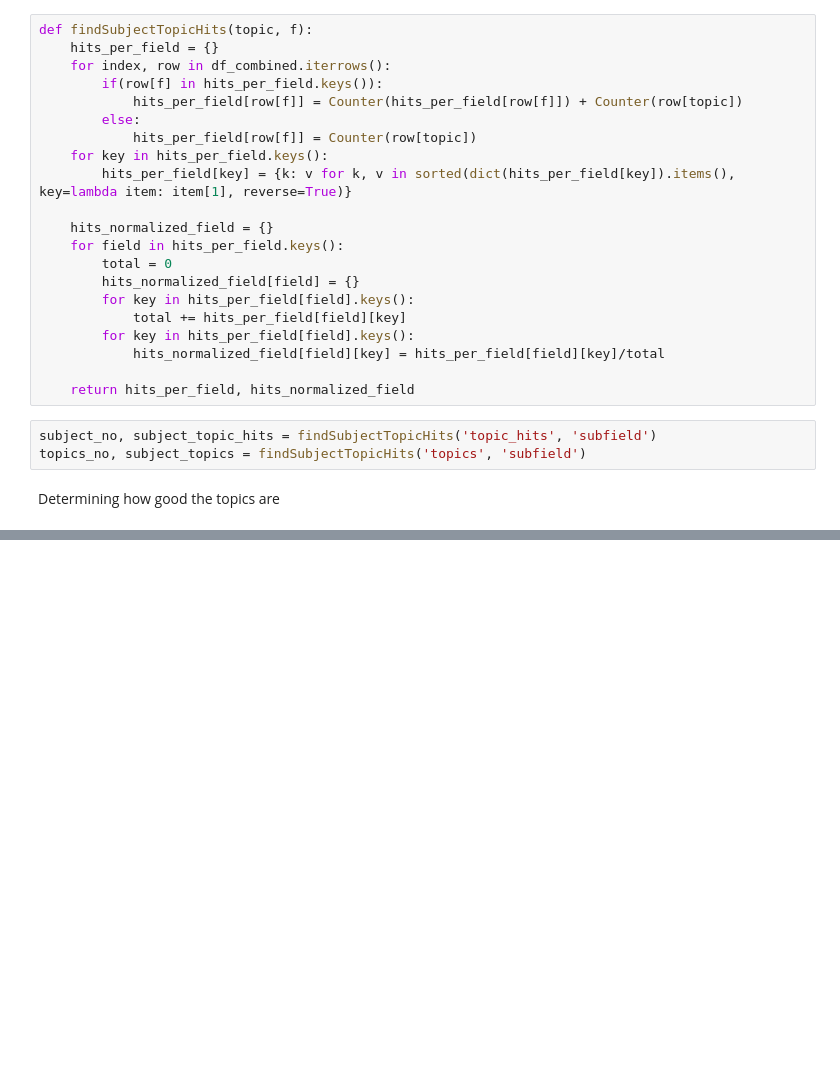
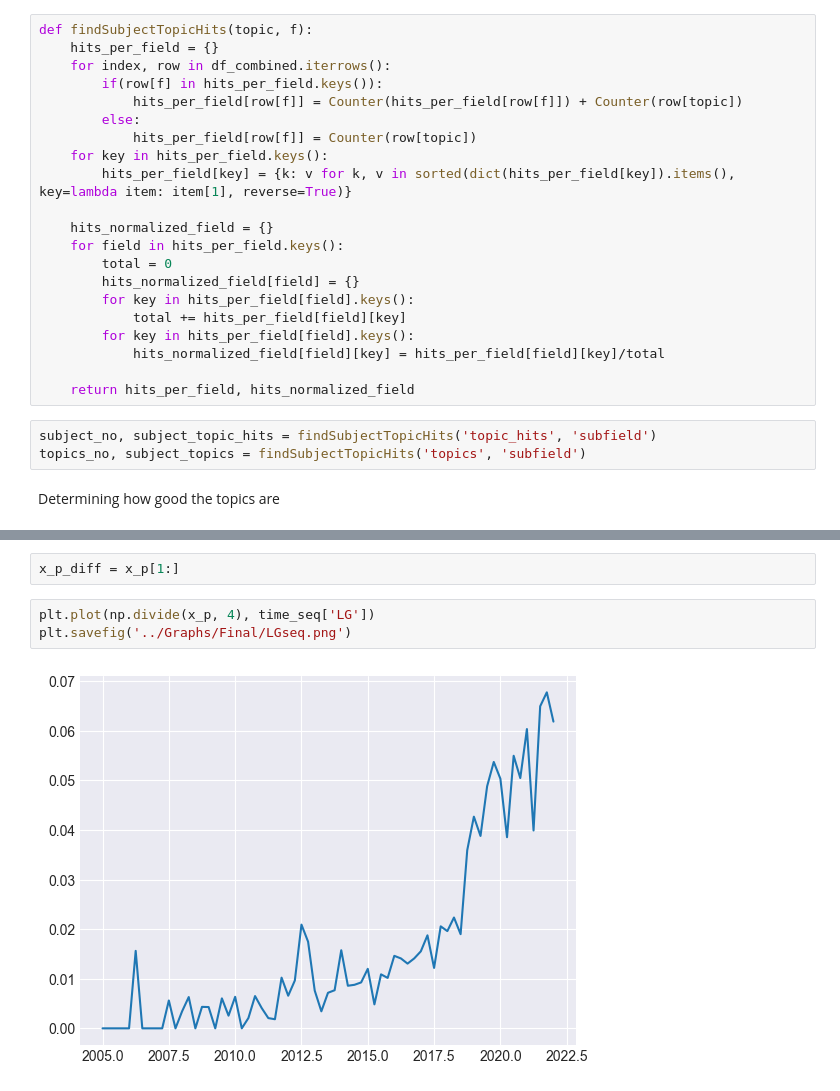
Before and after one commit to mijovicmia/4YP, a Jupyter notebook: finalish.ipynb, the cells around one changed output, grey strips where cells are left out. Saved outputs shown, nothing was run; the diff lists cells and outputs as text; blank space fills up the shorter version.

```diff
--- a/finalish.ipynb
+++ b/finalish.ipynb
@@ -1116,0 +1274,7 @@ def NBClassifier(X,y):
+# %%
+x_p_diff = x_p[1:]
+# %%
+plt.plot(np.divide(x_p, 4), time_seq['LG'])
+plt.savefig('../Graphs/Final/LGseq.png')
+# %% [output]
+[figure, added]
```
Also changed, not shown: parts of 78 cells of this notebook.
